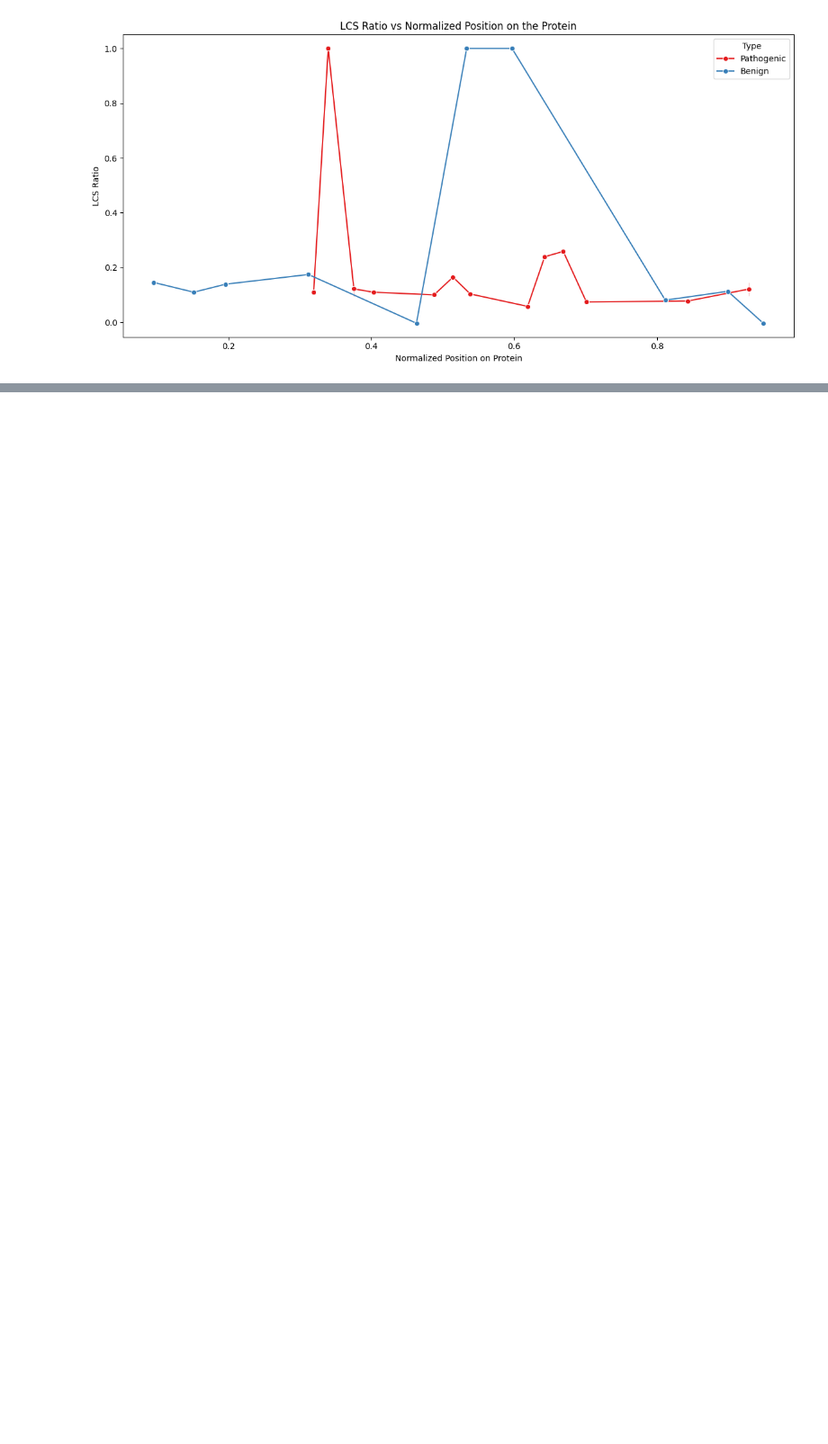
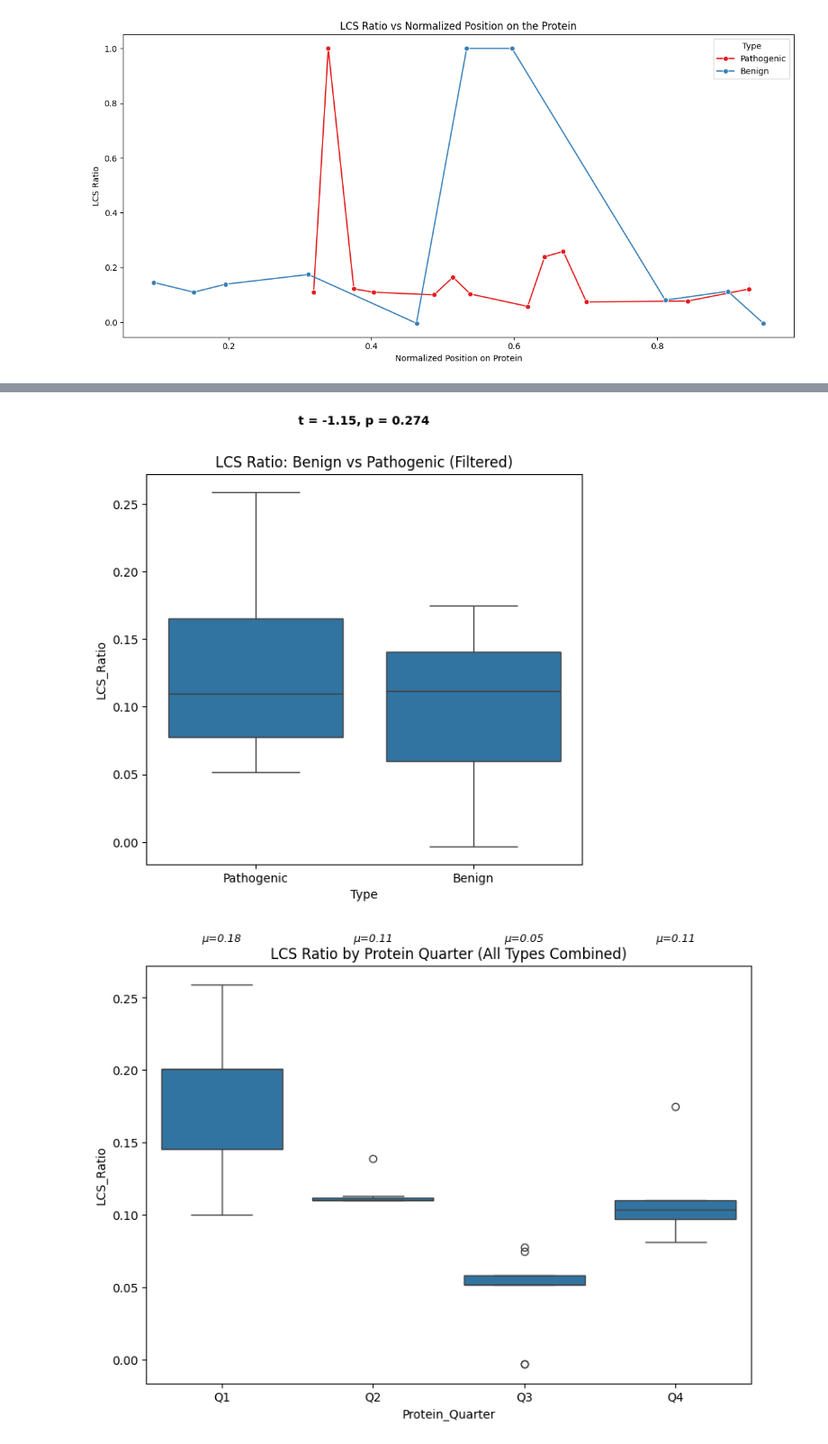
Before and after one commit to annabelrice30/Annabel-BSc-Project, a Jupyter notebook: BSc Project.ipynb, the cells around one changed output, grey strips where cells are left out. Shown at 90% size. Cells and saved outputs as stored; diff of their text form; code cells hidden in the pictures; blank space fills up the shorter version.

```diff
--- a/BSc Project.ipynb
+++ b/BSc Project.ipynb
@@ -3582,0 +3750,72 @@ plt.show()
+# %%
+import pandas as pd
+import numpy as np
+import seaborn as sns
+import matplotlib.pyplot as plt
+from scipy.stats import ttest_ind
+
+# --- Load and clean data ---
+df = pd.read_csv('all_LCS_values.csv')
+
+# Exclude outlier heatmap positions
+excluded_positions = [1, 2, 3, 13, 14, 15]
+df_clean = df[~df['Heatmap_Position'].isin(excluded_positions)].copy()
+df_clean['Heatmap_Position'] = pd.to_numeric(df_clean['Heatmap_Position'], errors='coerce')
+
+# --- Normalize position and create quarters ---
+df_clean['Normalized_Position'] = (
+    df_clean['Heatmap_Position'] - df_clean['Heatmap_Position'].min()
+) / (df_clean['Heatmap_Position'].max() - df_clean['Heatmap_Position'].min())
+
+df_clean['Protein_Quarter'] = pd.cut(
+    df_clean['Normalized_Position'],
+    bins=[0.0, 0.25, 0.5, 0.75, 1.0],
+    labels=['Q1', 'Q2', 'Q3', 'Q4'],
+    include_lowest=True
+)
+
+# ========== Plot 1: Benign vs Pathogenic ==========
+benign = df_clean[df_clean['Type'].str.lower() == 'benign']['LCS_Ratio']
+pathogenic = df_clean[df_clean['Type'].str.lower() == 'pathogenic']['LCS_Ratio']
+
+# Perform t-test
+t_stat_1, p_val_1 = ttest_ind(benign, pathogenic, equal_var=False)
+
+# Plot
+plt.figure(figsize=(6, 6))
+ax1 = sns.boxplot(data=df_clean, x='Type', y='LCS_Ratio')
+plt.title("LCS Ratio: Benign vs Pathogenic (Filtered)")
+
+# Annotate with t-test results
+max_y = df_clean['LCS_Ratio'].max()
+annot_text_1 = f"t = {t_stat_1:.2f}, p = {p_val_1:.3f}"
+ax1.text(0.5, max_y + 0.05, annot_text_1, ha='center', fontsize=10, fontweight='bold')
+
+plt.tight_layout()
+plt.savefig("boxplot_benign_vs_pathogenic_filtered.png", dpi=300)
+plt.show()
+
+# ========== Plot 2: Protein Quarters Only ==========
+# Perform ANOVA-style pairwise t-tests between quarters (optional)
+quarter_values = [df_clean[df_clean['Protein_Quarter'] == q]['LCS_Ratio'] for q in ['Q1', 'Q2', 'Q3', 'Q4']]
+# Optional: could do pairwise comparisons or Kruskal-Wallis if desired
+
+# Plot
+plt.figure(figsize=(8, 6))
+ax2 = sns.boxplot(data=df_clean, x='Protein_Quarter', y='LCS_Ratio')
+plt.title("LCS Ratio by Protein Quarter (All Types Combined)")
+
+# Annotate with basic global stats (e.g., overall variance)
+means = df_clean.groupby('Protein_Quarter')['LCS_Ratio'].mean()
+max_y2 = df_clean['LCS_Ratio'].max()
+for i, q in enumerate(['Q1', 'Q2', 'Q3', 'Q4']):
+    quarter_data = df_clean[df_clean['Protein_Quarter'] == q]['LCS_Ratio']
+    q_mean = quarter_data.mean()
+    ax2.text(i, max_y2 + 0.03, f"μ={q_mean:.2f}", ha='center', fontsize=9, fontstyle='italic')
+
+plt.tight_layout()
+plt.savefig("boxplot_by_quarter_all_types.png", dpi=300)
+plt.show()
+# %% [output]
+[figure, added]
+[figure, added]
```
Also changed, not shown: parts of 9 cells of this notebook, 9 other files.
